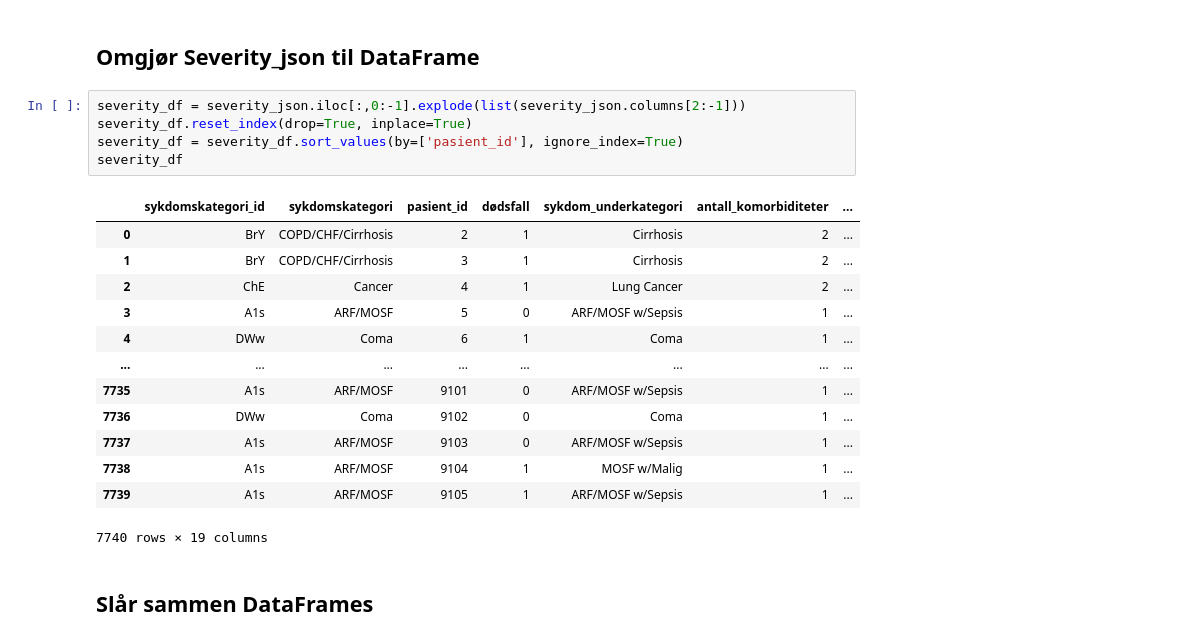
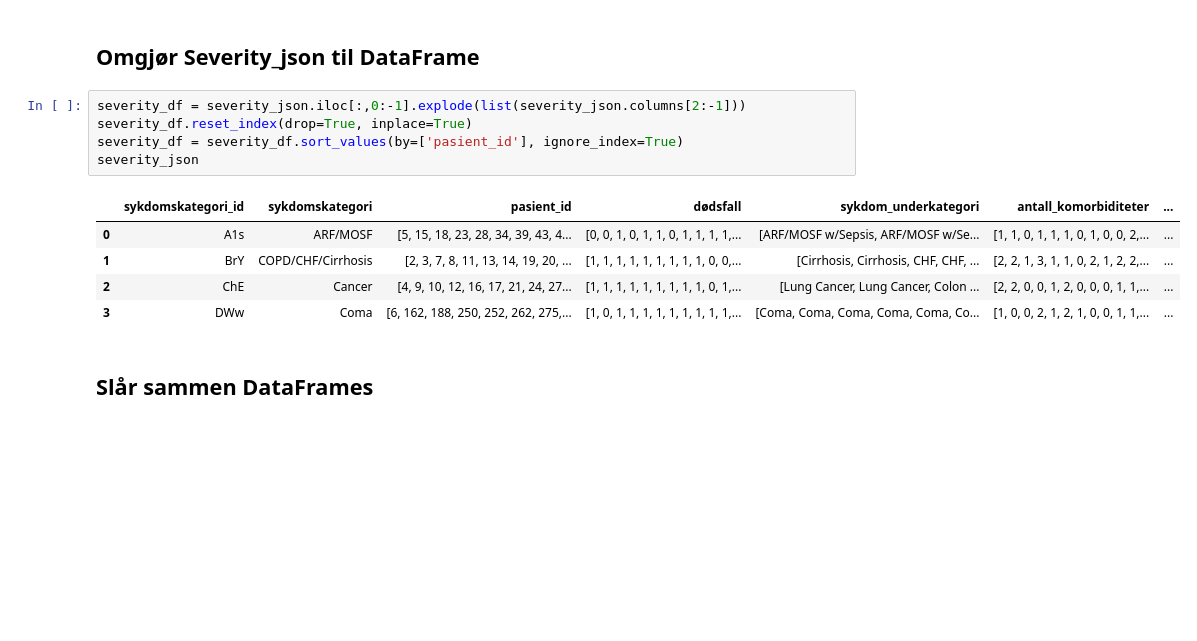
Before and after one commit to JakobBerg-Projects/Data-Science-Sykehusopphold, a Jupyter notebook: src/datatilberedning.ipynb, the cells around one changed output. Saved outputs shown, nothing was run; the diff lists cells and outputs as text; blank space fills up the shorter version.

```diff
--- a/src/datatilberedning.ipynb
+++ b/src/datatilberedning.ipynb
@@ -30,22 +30,14 @@ pd.set_option('display.max_columns', None)
 # %%
 severity_df = severity_json.iloc[:,0:-1].explode(list(severity_json.columns[2:-1]))
 severity_df.reset_index(drop=True, inplace=True)
 severity_df = severity_df.sort_values(by=['pasient_id'], ignore_index=True)
-severity_df
+severity_json
 # %% [output]
 |  | sykdomskategori_id | sykdomskategori | pasient_id | dødsfall | sykdom_underkategori | antall_komorbiditeter | ... |
-| 0 | BrY | COPD/CHF/Cirrhosis | 2 | 1 | Cirrhosis | 2 | ... |
-| 1 | BrY | COPD/CHF/Cirrhosis | 3 | 1 | Cirrhosis | 2 | ... |
-| 2 | ChE | Cancer | 4 | 1 | Lung Cancer | 2 | ... |
-| 3 | A1s | ARF/MOSF | 5 | 0 | ARF/MOSF w/Sepsis | 1 | ... |
-| 4 | DWw | Coma | 6 | 1 | Coma | 1 | ... |
-| ... | ... | ... | ... | ... | ... | ... | ... |
-| 7735 | A1s | ARF/MOSF | 9101 | 0 | ARF/MOSF w/Sepsis | 1 | ... |
-| 7736 | DWw | Coma | 9102 | 0 | Coma | 1 | ... |
-| 7737 | A1s | ARF/MOSF | 9103 | 0 | ARF/MOSF w/Sepsis | 1 | ... |
-| 7738 | A1s | ARF/MOSF | 9104 | 1 | MOSF w/Malig | 1 | ... |
-| 7739 | A1s | ARF/MOSF | 9105 | 1 | ARF/MOSF w/Sepsis | 1 | ... |
+| 0 | A1s | ARF/MOSF | [5, 15, 18, 23, 28, 34, 39, 43, 4... | [0, 0, 1, 0, 1, 1, 0, 1, 1, 1, 1,... | [ARF/MOSF w/Sepsis, ARF/MOSF w/Se... | [1, 1, 0, 1, 1, 1, 0, 1, 0, 0, 2,... | ... |
+| 1 | BrY | COPD/CHF/Cirrhosis | [2, 3, 7, 8, 11, 13, 14, 19, 20, ... | [1, 1, 1, 1, 1, 1, 1, 1, 1, 0, 0,... | [Cirrhosis, Cirrhosis, CHF, CHF, ... | [2, 2, 1, 3, 1, 1, 0, 2, 1, 2, 2,... | ... |
+| 2 | ChE | Cancer | [4, 9, 10, 12, 16, 17, 21, 24, 27... | [1, 1, 1, 1, 1, 1, 1, 1, 1, 0, 1,... | [Lung Cancer, Lung Cancer, Colon ... | [2, 2, 0, 0, 1, 2, 0, 0, 0, 1, 1,... | ... |
+| 3 | DWw | Coma | [6, 162, 188, 250, 252, 262, 275,... | [1, 0, 1, 1, 1, 1, 1, 1, 1, 1, 1,... | [Coma, Coma, Coma, Coma, Coma, Co... | [1, 0, 0, 2, 1, 2, 1, 0, 0, 1, 1,... | ... |
-7740 rows × 19 columns
 # %% [markdown]
 ## Slår sammen DataFrames
 # %%
```
Also changed, not shown: parts of 12 cells of this notebook, 10 other files.
